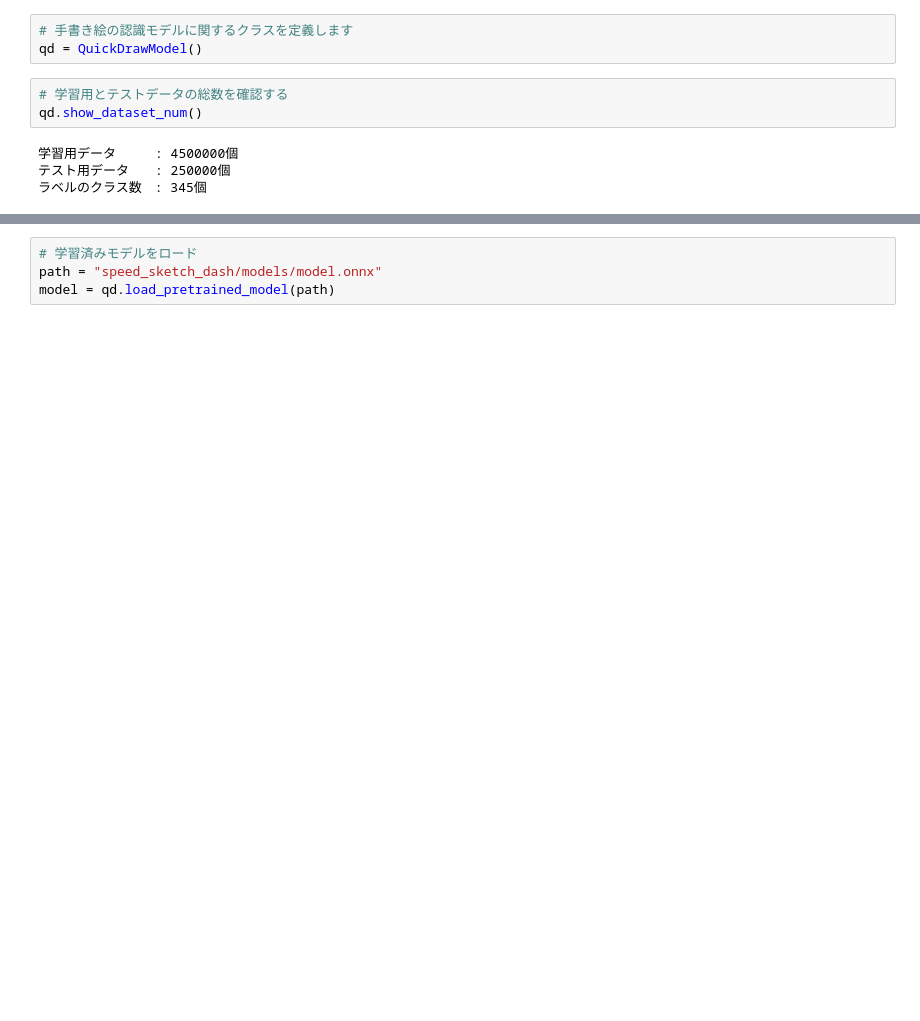
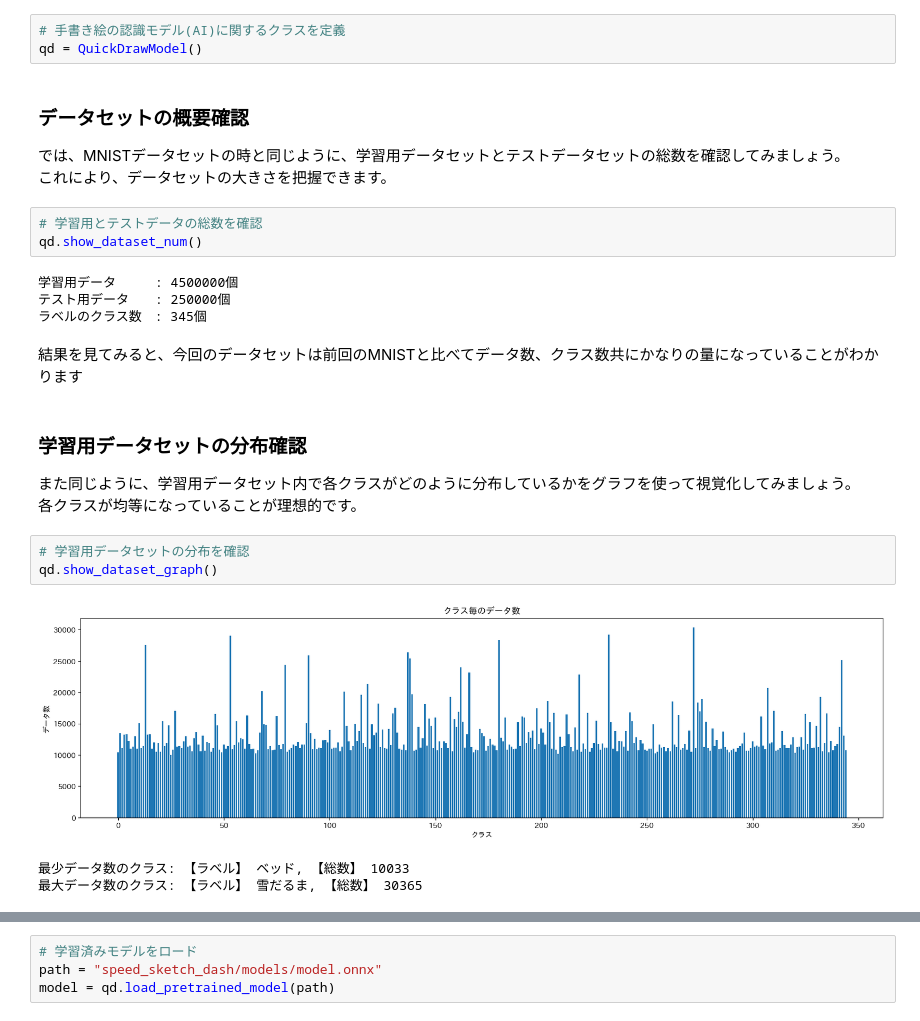
Before and after one commit to shimasan0118/ai-education-2024, a Jupyter notebook: day_1/手書きの絵を認識するゲームを作る.ipynb, the cells around one changed output, grey strips where cells are left out. Drawn from its saved outputs; the diff is of its cells as text; blank space fills up the shorter version.

```diff
--- a/day_1/手書きの絵を認識するゲームを作る.ipynb
+++ b/day_1/手書きの絵を認識するゲームを作る.ipynb
@@ -4,10 +19,29 @@ from utils.quick_draw import QuickDrawModel
 # %%
-# 手書き絵の認識モデルに関するクラスを定義します
+# 手書き絵の認識モデル(AI)に関するクラスを定義
 qd = QuickDrawModel()
+# %% [markdown]
+### データセットの概要確認
+
+では、MNISTデータセットの時と同じように、学習用データセットとテストデータセットの総数を確認してみましょう。
+これにより、データセットの大きさを把握できます。
 # %%
-# 学習用とテストデータの総数を確認する
+# 学習用とテストデータの総数を確認
 qd.show_dataset_num()
 # %% [output]
 学習用データ　　　: 4500000個
 テスト用データ　　: 250000個
 ラベルのクラス数　: 345個
+# %% [markdown]
+結果を見てみると、今回のデータセットは前回のMNISTと比べてデータ数、クラス数共にかなりの量になっていることがわかります
+# %% [markdown]
+### 学習用データセットの分布確認
+
+また同じように、学習用データセット内で各クラスがどのように分布しているかをグラフを使って視覚化してみましょう。
+各クラスが均等になっていることが理想的です。
+# %%
+# 学習用データセットの分布を確認
+qd.show_dataset_graph()
+# %% [output]
+[figure, added]
+最少データ数のクラス: 【ラベル】 ベッド, 【総数】 10033
+最大データ数のクラス: 【ラベル】 雪だるま, 【総数】 30365
```
Also changed, not shown: parts of 31 cells of this notebook, 5 other files.
